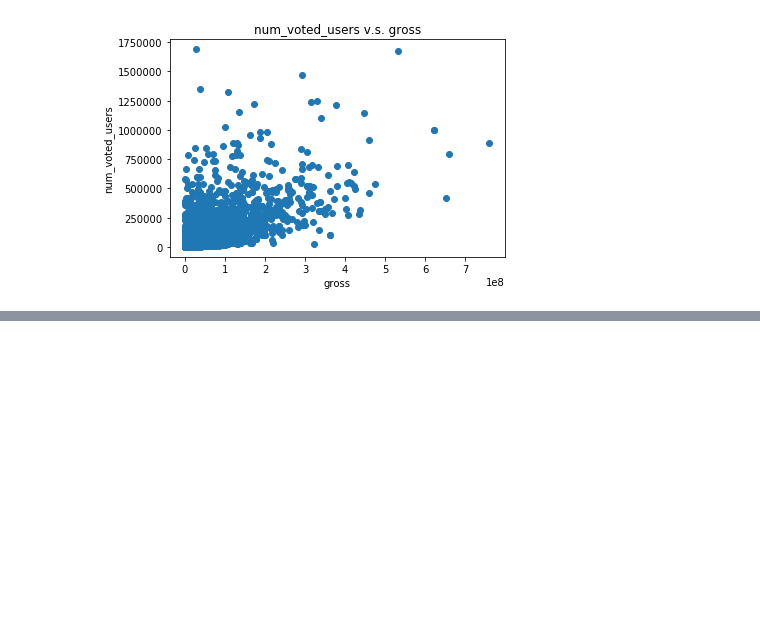
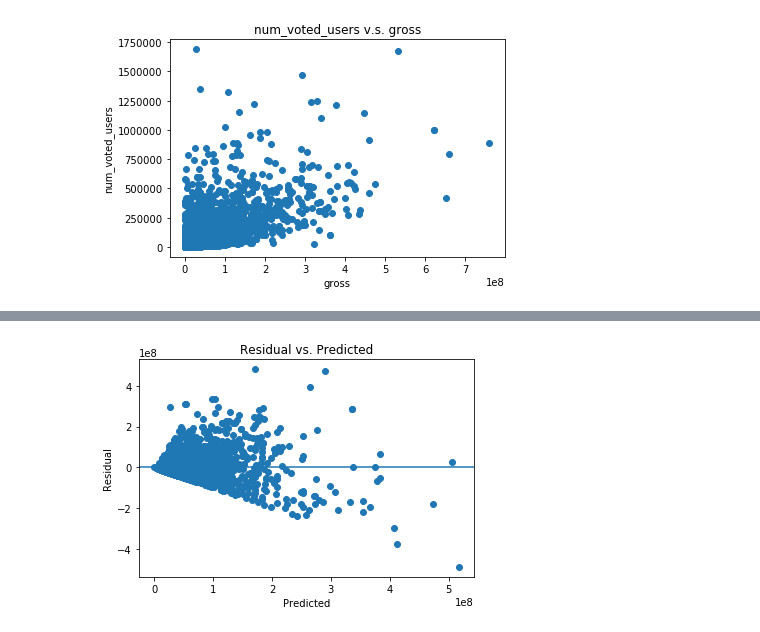
Before and after one commit to carlsednaoui/thinkful-data-science, a Jupyter notebook: coursework/unit_3/1_4.ipynb, the cells around one changed output, grey strips where cells are left out. Cells and saved outputs as stored; diff of their text form; code cells hidden in the pictures; blank space fills up the shorter version.

```diff
--- a/coursework/unit_3/1_4.ipynb
+++ b/coursework/unit_3/1_4.ipynb
@@ -114,0 +153,10 @@ plt.show()
+# %%
+# Assumption three: homoscedasticity
+plt.scatter(predicted, residual)
+plt.xlabel('Predicted')
+plt.ylabel('Residual')
+plt.axhline(y=0)
+plt.title('Residual vs. Predicted')
+plt.show()
+# %% [output]
+[figure, added]
```
Also changed, not shown: parts of 11 cells of this notebook, 2 other files.
